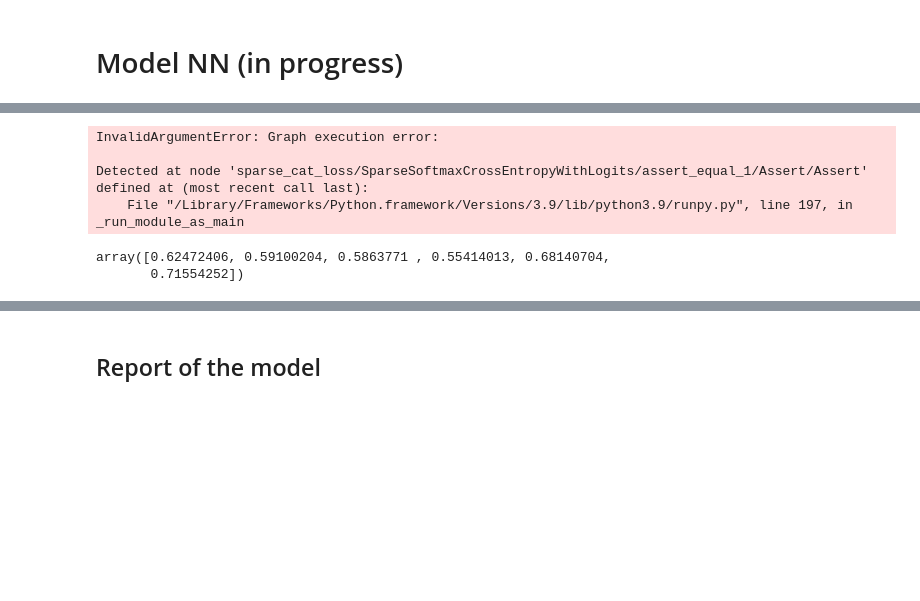
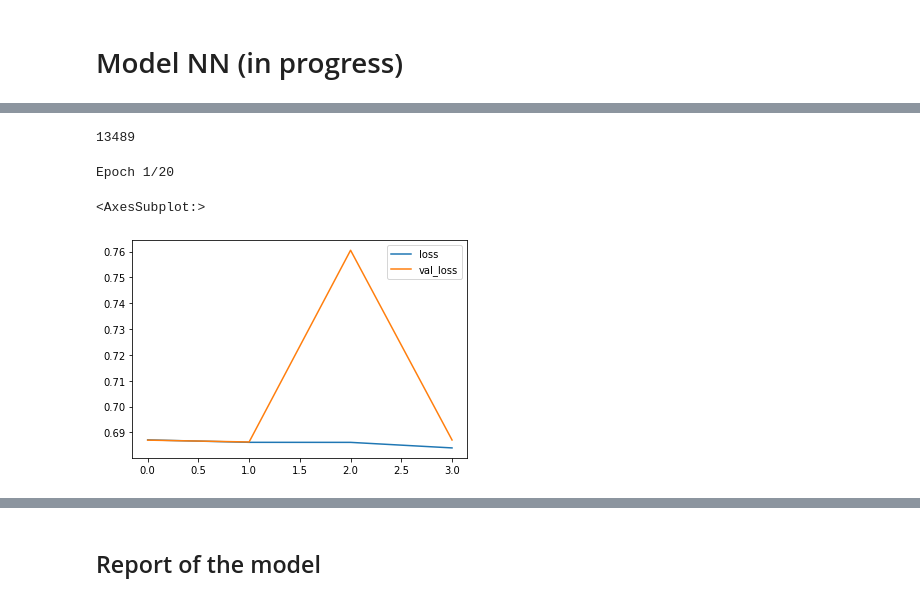
Before and after one commit to Mounice97/Portfolio, a Jupyter notebook: Competition_NLP/competition-nlp.ipynb, the cells around one changed output, grey strips where cells are left out. Cells and saved outputs as stored; diff of their text form; code cells hidden in the pictures; blank space fills up the shorter version.

```diff
--- a/Competition_NLP/competition-nlp.ipynb
+++ b/Competition_NLP/competition-nlp.ipynb
@@ -177,4 +146,8 @@ rnn_neurons = 10000
 batch_size = 128
+# %%
+from tensorflow.keras.callbacks import EarlyStopping
+
+early_stop = EarlyStopping(monitor='val_loss', mode='min', patience=2, verbose=0)
 # %%
 model = Sequential()
 
@@ -187,7 +171,0 @@ model.compile(optimizer='adam', loss=sparse_cat_loss)
-# %%
-model.fit(train_vector.todense(), y)
-# %% [output]
-InvalidArgumentError: Graph execution error:
-
-Detected at node 'sparse_cat_loss/SparseSoftmaxCrossEntropyWithLogits/assert_equal_1/Assert/Assert' defined at (most recent call last):
-    File "/Library/Frameworks/Python.framework/Versions/3.9/lib/python3.9/runpy.py", line 197, in _run_module_as_main
@@ -197,7 +172,18 @@ clf = RidgeClassifier()
-# %%
-from sklearn.model_selection import cross_val_score
-
-cross_val_score(clf, train_vector, y, cv=6, scoring='f1')
-# %% [output]
-array([0.62472406, 0.59100204, 0.5863771 , 0.55414013, 0.68140704,
-       0.71554252])
+# %%
+vocab_size
+# %% [output]
+13489
+# %%
+model.fit(X_train.toarray(), y_train,
+         validation_data=[X_valid.toarray(),y_valid],
+         epochs=20,
+         verbose=1,
+         batch_size = 40,
+         callbacks=[early_stop])
+# %% [output]
+Epoch 1/20
+# %%
+pd.DataFrame(model.history.history)[['loss','val_loss']].plot()
+# %% [output]
+<AxesSubplot:>
+[figure, added]
```
Also changed, not shown: parts of 19 cells of this notebook, 1 other file.
